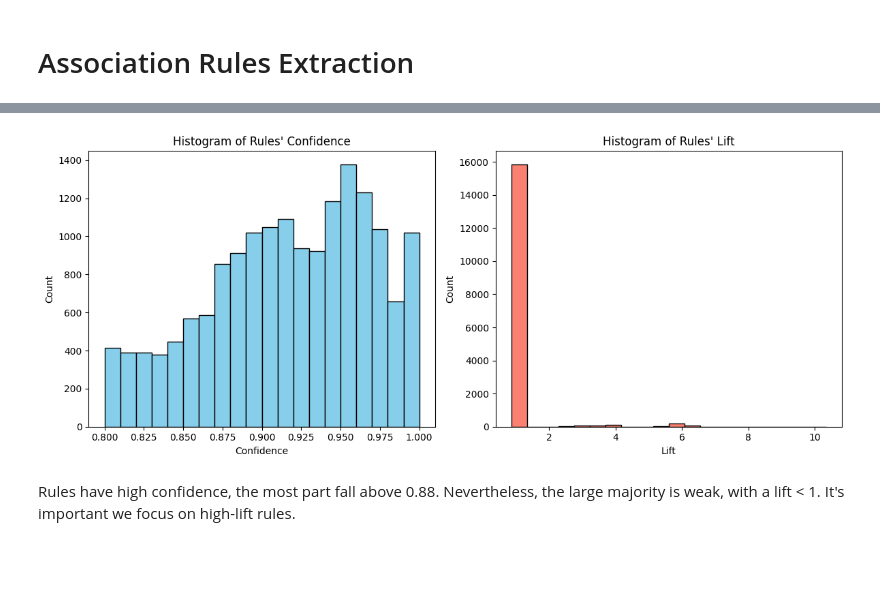
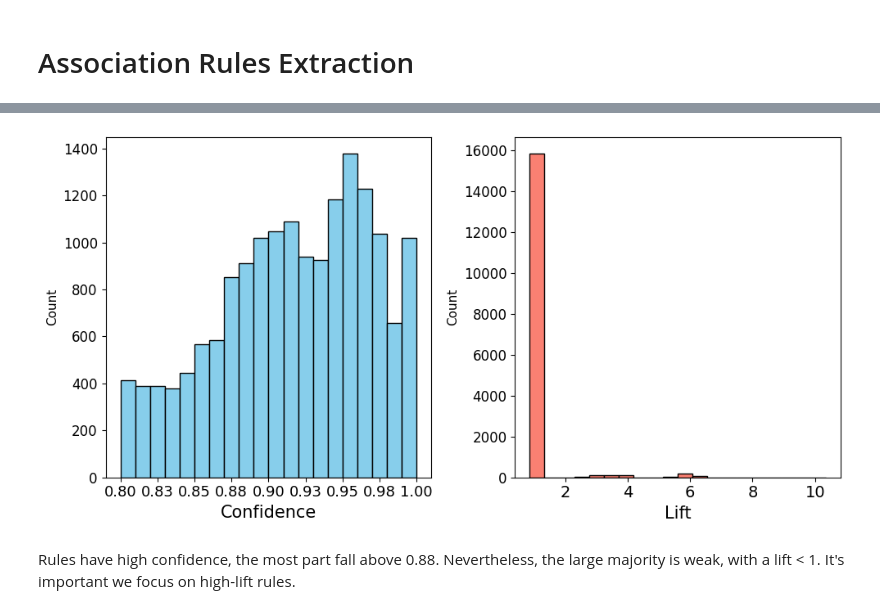
Before and after one commit to g-fabiani4-unipi/dm1_project, a Jupyter notebook: src/pattern_mining.ipynb, the cells around one changed output, grey strips where cells are left out. Saved outputs shown, nothing was run; the diff lists cells and outputs as text; code cells hidden in the pictures; blank space fills up the shorter version.

```diff
--- a/src/pattern_mining.ipynb
+++ b/src/pattern_mining.ipynb
@@ -286,9 +314,10 @@ len_freq_it = [] # all frequent itemsets
 len_max_it = [] # maximal
 len_cl_it = [] # closed
 
-max_supp = 25
+min_sup = 2
+max_supp = 31
 
-for i in range(1, max_supp):
+for i in range(min_sup, max_supp):
     freq_itemsets = fpgrowth(X, target="s", supp=i, zmin=zmin)
     max_itemsets = fpgrowth(X, target="m", supp=i, zmin=zmin)
     cl_itemsets = fpgrowth(X, target="c", supp=i, zmin=zmin)
@@ -296,12 +325,14 @@ for i in range(1, max_supp):
     len_max_it.append(len(max_itemsets))
     len_cl_it.append(len(cl_itemsets))
     len_freq_it.append(len(freq_itemsets))
-plt.plot(np.arange(1, max_supp), len_max_it, label="maximal")
-plt.plot(np.arange(1, max_supp), len_cl_it, label="closed")
+plt.plot(np.arange(min_sup, max_supp), len_max_it, label="maximal")
+plt.plot(np.arange(min_sup, max_supp), len_cl_it, label="closed")
 #plt.plot(np.arange(1, max_supp), len_freq_it, label="all frequent")
-plt.legend()
-plt.xlabel("minsup (%)")
-plt.ylabel("# of itemsets")
+plt.legend(fontsize=20)
+plt.xlabel("minsup (%)", fontsize=15)
+plt.xticks(fontsize=15)
+plt.ylabel("# of itemsets", fontsize=15)
+plt.yticks(fontsize=12)
 
 #plt.yscale('log')
 
@@ -329,5 +364,5 @@ plt.show()
 # %%
-x = np.arange(2, max_supp)
+x = np.arange(min_sup, max_supp)
 fig = go.Figure()
 
 for tt in title_types:
@@ -455,22 +509,31 @@ rules_df.sort_values(by="lift", axis=0, ascending=False).head(10)
 # %%
-plt.figure(figsize=(12, 5))
+from matplotlib.ticker import FuncFormatter
+format_two_decimals = FuncFormatter(lambda x, _: f'{x:.2f}')
+
+
+plt.figure(figsize=(10, 5))
 
 plt.subplot(1, 2, 1)
 plt.hist(rules_df['confidence'], bins=20, color='skyblue', edgecolor='black')
-plt.xlabel('Confidence')
-plt.ylabel('Count')
-plt.title("Histogram of Rules' Confidence")
+plt.xlabel('Confidence', fontsize=15)
+plt.ylabel('Count', fontsize=11)
+#plt.title("Histogram of Rules' Confidence")
+plt.xticks(fontsize=13)
+plt.yticks(fontsize=12)
+plt.gca().xaxis.set_major_formatter(format_two_decimals)  # Apply formatter here
 
 plt.subplot(1, 2, 2)
 plt.hist(rules_df['lift'], bins=20, color='salmon', edgecolor='black')
-plt.xlabel('Lift')
-plt.ylabel('Count')
-plt.title("Histogram of Rules' Lift")
+plt.xlabel('Lift', fontsize=15)
+plt.ylabel('Count', fontsize=11)
+#plt.title("Histogram of Rules' Lift")
+plt.xticks(fontsize=14)
+plt.yticks(fontsize=12)
 
 plt.tight_layout()
 plt.show()
 # %% [output]
-[figure, old version]
+[figure, new version]
 # %% [markdown]
 Rules have high confidence, the most part fall above 0.88. Nevertheless, the large majority is weak, with a lift < 1. It's important we focus on high-lift rules.
 # %% [markdown]
```
Also changed, not shown: parts of 12 cells of this notebook, 9 other files.
